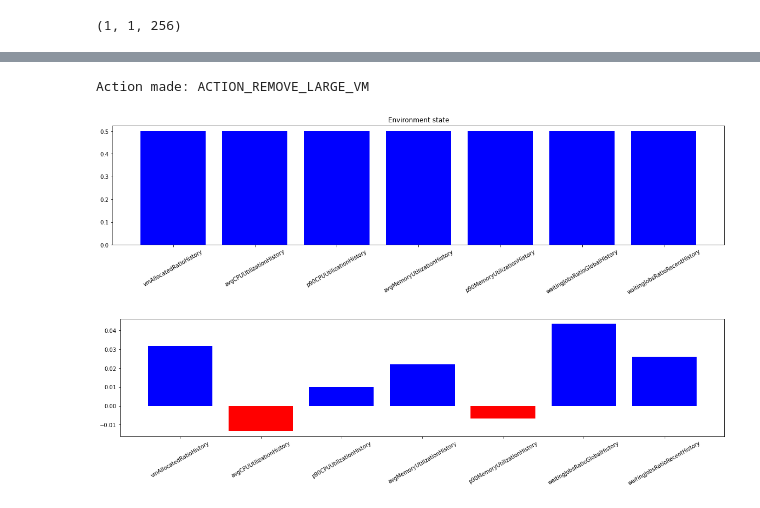
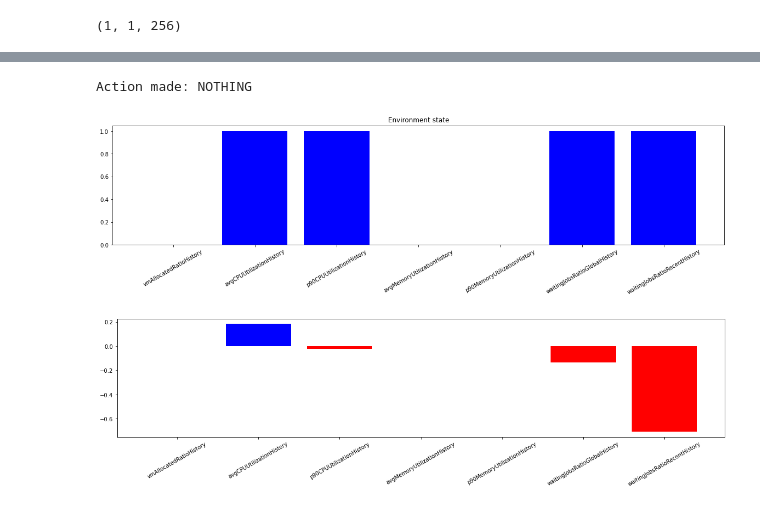
Before and after one commit to justyna3773/trainloop-driver, a Jupyter notebook: analysis/interpret_recurrent_ppo_mlp.ipynb, the cells around one changed output, grey strips where cells are left out. Drawn from its saved outputs; the diff is of its cells as text; code cells hidden in the pictures.

```diff
--- a/analysis/interpret_recurrent_ppo_mlp.ipynb
+++ b/analysis/interpret_recurrent_ppo_mlp.ipynb
@@ -23 +25,6 @@ torch.Size([13, 1, 7])
+# %%
+predictions = []
+for _ in X:
+    predictions.append(model.predict(X[0])[0][0])
+predictions = np.array(predictions)
 # %%
@@ -70,20 +118,26 @@ Action made: ACTION_ADD_SMALL_VM
 X_manual = torch.Tensor([
     [[0, 1, 1, 1, 1, 1, 1]],
     [[0.5, 0.5, 0.5, 0.5, 0.5, 0.5, 0.5]],
+    [[0, 1, 1, 0, 0, 1, 1]],
     [[0.01, 0.01, 0.01, 0.01, 0.01, 0.01, 0.01]]
     ])
+predictions_manual = []
+for _ in X_manual:
+    predictions_manual.append(model.predict(X_manual[0])[0][0])
+predictions_manual = np.array(predictions_manual)
 # %%
 ig_attributor = IGAttributor(net=ppo_net,
                             policy='mlp',
                             agent='ppo',
                             data=X_manual,
+                            predictions=predictions_manual,
                             forward_args=(RNNStates(
                     pi=(torch.zeros(1, 1, 256), torch.zeros(1, 1, 256)),
                     vf=(torch.zeros(1, 1, 256), torch.zeros(1, 1, 256))),
                     torch.zeros(0)))
 # %%
-ig_attributor.explain_example(idx=1)
+ig_attributor.explain_example(idx=2)
 # %% [output]
-Action made: ACTION_REMOVE_LARGE_VM
+Action made: NOTHING
-[figure, old version]
+[figure, new version]
-[figure, old version]
+[figure, new version]
```
Also changed, not shown: parts of 13 cells of this notebook, 12 other files.
